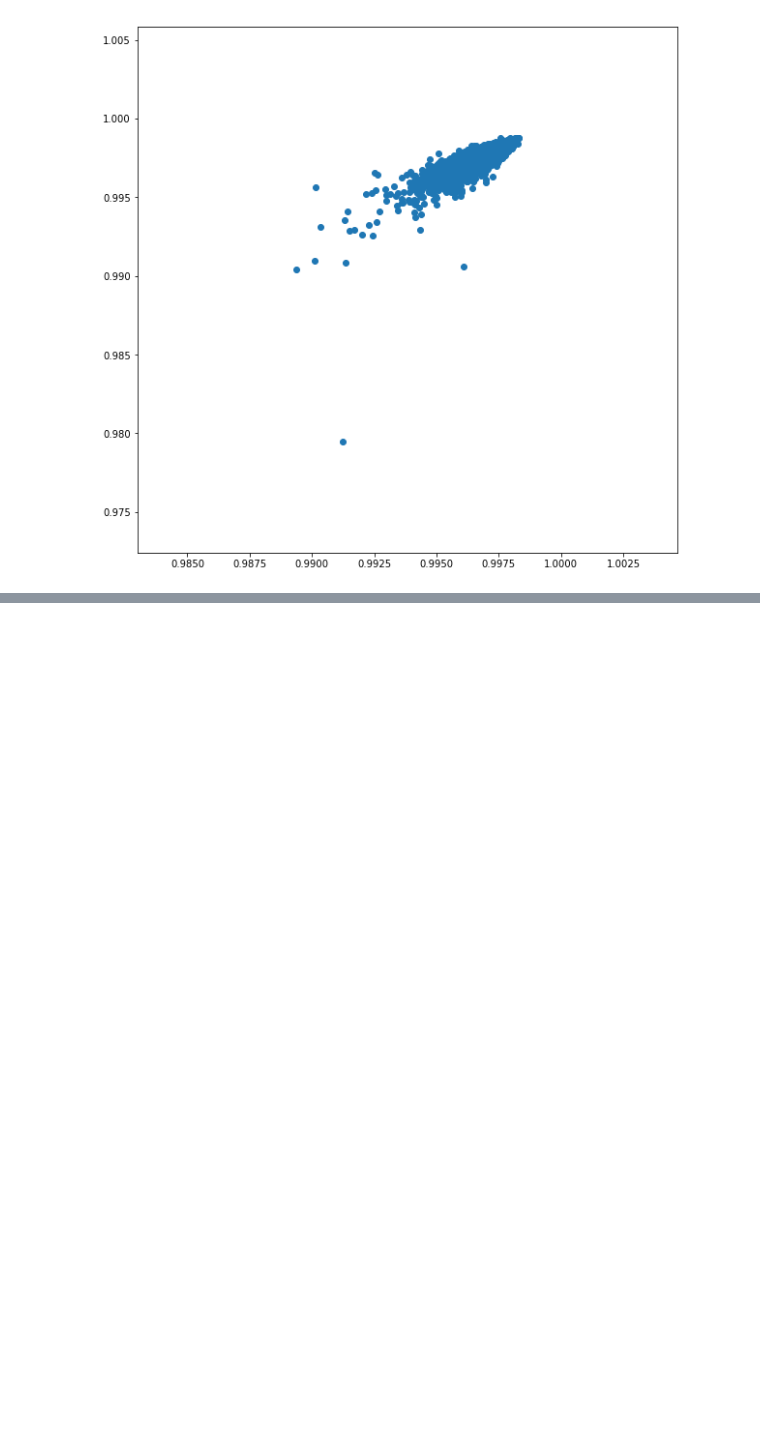
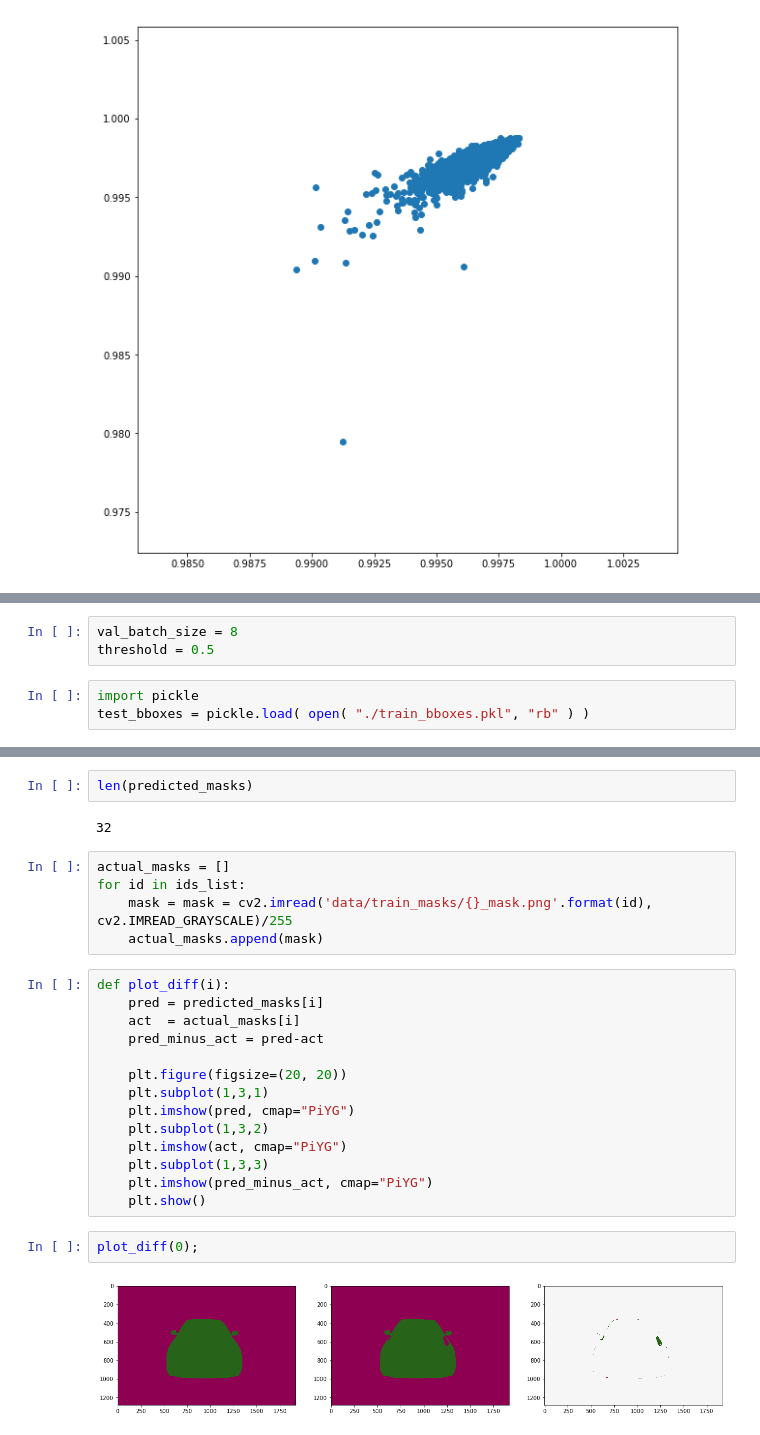
Before and after one commit to sainathadapa/kaggle-carvana-image-masking-challenge, a Jupyter notebook: 10-model-preds-viz.ipynb, the cells around one changed output, grey strips where cells are left out. Drawn from its saved outputs; the diff is of its cells as text; blank space fills up the shorter version.

```diff
--- a/10-model-preds-viz.ipynb
+++ b/10-model-preds-viz.ipynb
@@ -283,0 +357,6 @@ ToDo
+# %%
+val_batch_size = 8
+threshold = 0.5
+# %%
+import pickle
+test_bboxes = pickle.load( open( "./train_bboxes.pkl", "rb" ) )
@@ -283,0 +425,27 @@ ToDo
+# %%
+len(predicted_masks)
+# %% [output]
+32
+# %%
+actual_masks = []
+for id in ids_list:
+    mask = mask = cv2.imread('data/train_masks/{}_mask.png'.format(id), cv2.IMREAD_GRAYSCALE)/255
+    actual_masks.append(mask)
+# %%
+def plot_diff(i):
+    pred = predicted_masks[i]
+    act  = actual_masks[i]
+    pred_minus_act = pred-act
+
+    plt.figure(figsize=(20, 20))
+    plt.subplot(1,3,1)
+    plt.imshow(pred, cmap="PiYG")
+    plt.subplot(1,3,2)
+    plt.imshow(act, cmap="PiYG")
+    plt.subplot(1,3,3)
+    plt.imshow(pred_minus_act, cmap="PiYG")
+    plt.show()
+# %%
+plot_diff(0);
+# %% [output]
+[figure, added]
```
Also changed, not shown: parts of 51 cells of this notebook.
